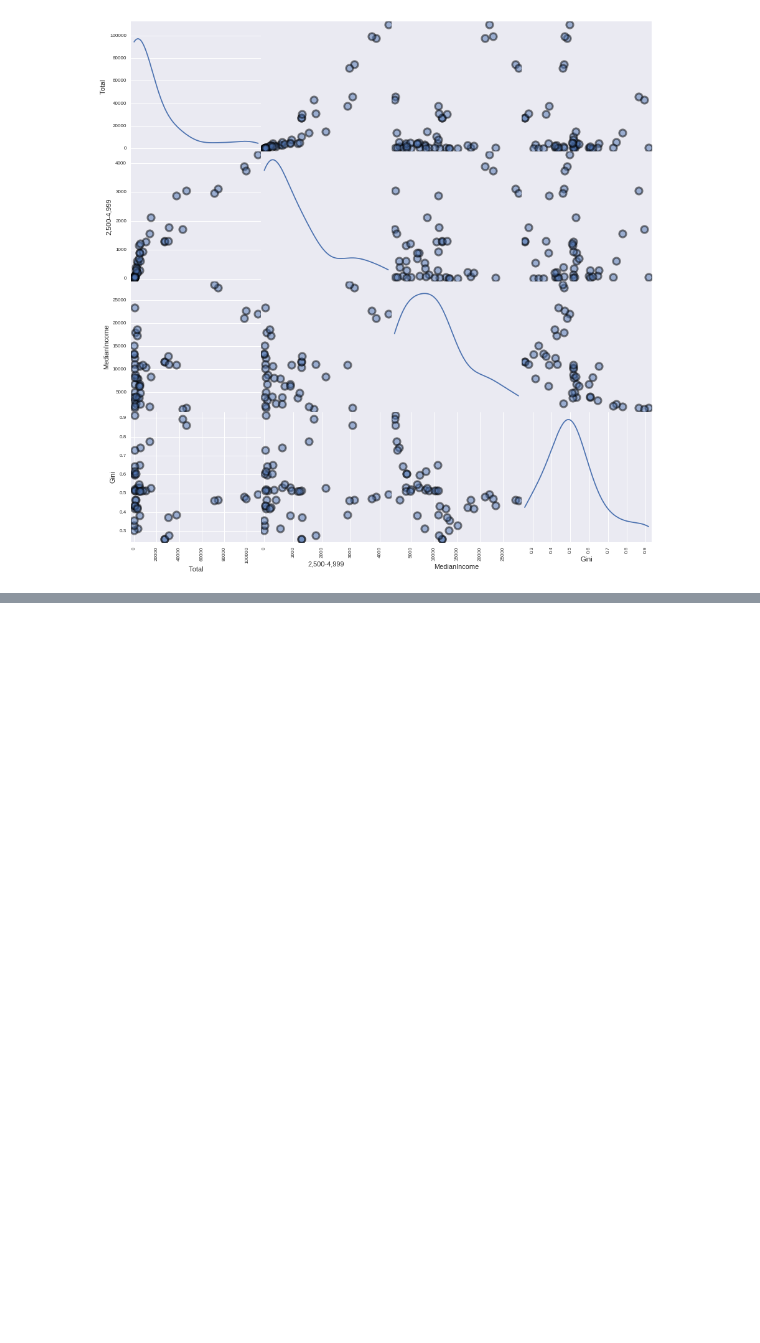
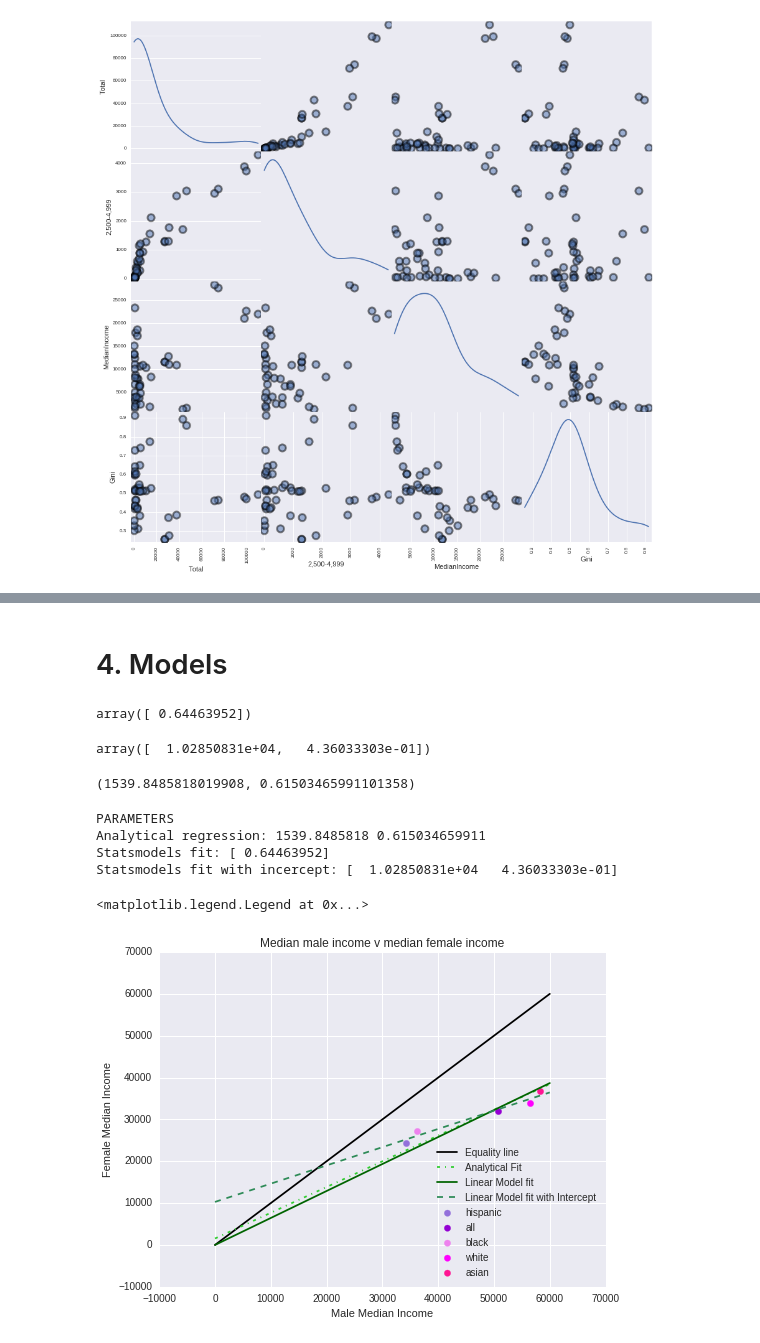
Before and after one commit to alephcero/PUI2016_fdg224, a Jupyter notebook: HW5_fdg224/HW5_2_fdg224.ipynb, the cells around one changed output, grey strips where cells are left out. Cells and saved outputs as stored; diff of their text form; code cells hidden in the pictures; blank space fills up the shorter version.

```diff
--- a/HW5_fdg224/HW5_2_fdg224.ipynb
+++ b/HW5_fdg224/HW5_2_fdg224.ipynb
@@ -118,0 +144,71 @@ also plot the 1-1 line: the diagonal that corresponds to men and women getting t
+# %% [markdown]
+# 4. Models
+# %%
+#ols without intercept
+lm = sm.OLS(femaleIncomes,maleIncomes).fit()
+lm.params
+# %% [output]
+array([ 0.64463952])
+# %%
+xWithConst = sm.add_constant(maleIncomes)
+lmInter = sm.OLS(femaleIncomes,xWithConst).fit()
+lmInter.params
+# %% [output]
+array([  1.02850831e+04,   4.36033303e-01])
+# %%
+#analytical best regression line.
+from scipy import stats
+all_males=np.array([0., allmales['all']['MeanIncome'][0],
+                    allmales['white']['MeanIncome'][0],
+                    allmales['black']['MeanIncome'][0],
+                     allmales['hispanic']['MeanIncome'][0],
+                    allmales['asian']['MeanIncome'][0]])
+
+all_females=np.array([0.] + [allfemales[k]['MeanIncome'][0] \
+                             for k in ['all', 'white', 'black',
+                                     'hispanic','asian']])
+cor = stats.spearmanr(all_males, all_females)
+beta1 = cor[0] * all_females.std() / all_males.std()
+beta0 = all_females.mean() - beta1 * all_males.mean()
+beta0, beta1
+# %% [output]
+(1539.8485818019908, 0.61503465991101358)
+# %%
+print 'PARAMETERS'
+print 'Analytical regression:', beta0, beta1
+print 'Statsmodels fit:', lm.params
+print 'Statsmodels fit with incercept:', lmInter.params
+# %% [output]
+PARAMETERS
+Analytical regression: 1539.8485818 0.615034659911
+Statsmodels fit: [ 0.64463952]
+Statsmodels fit with incercept: [  1.02850831e+04   4.36033303e-01]
+# %%
+incomes = np.linspace(0,60000,100)
+incomesFitedModel = incomes * lm.params[0]
+incomesFitedModelInter = lmInter.params[0] + incomes * lmInter.params[1]
+incomesFitedAnalytical = beta0 + incomes * beta1
+# %%
+fig = plt.figure(figsize=(8,6))
+ax = fig.add_subplot(1,1,1)
+
+#lines
+ax.plot([0,60000], [0,60000],'-',color='black', label = 'Equality line')
+ax.plot(incomes,incomesFitedAnalytical, '-.', color = 'limegreen', label = 'Analytical Fit')
+ax.plot(incomes,incomesFitedModel, '-', color = 'darkgreen', label = 'Linear Model fit')
+ax.plot(incomes,incomesFitedModelInter, '--', color = 'seagreen', label = 'Linear Model fit with Intercept')
+
+#mean incomes
+i = 0
+while i <= 4:
+    ax.scatter(maleIncomes[i],femaleIncomes[i], color = colors[i], s=40, label = races[i])
+    i += 1
+
+#title and lables
+ax.set_xlabel('Male Median Income')
+ax.set_ylabel('Female Median Income')
+ax.set_title('Median male income v median female income')
+ax.legend(loc=4)
+# %% [output]
+<matplotlib.legend.Legend at 0x...>
+[figure, added]
```
Also changed, not shown: parts of 34 cells of this notebook.
